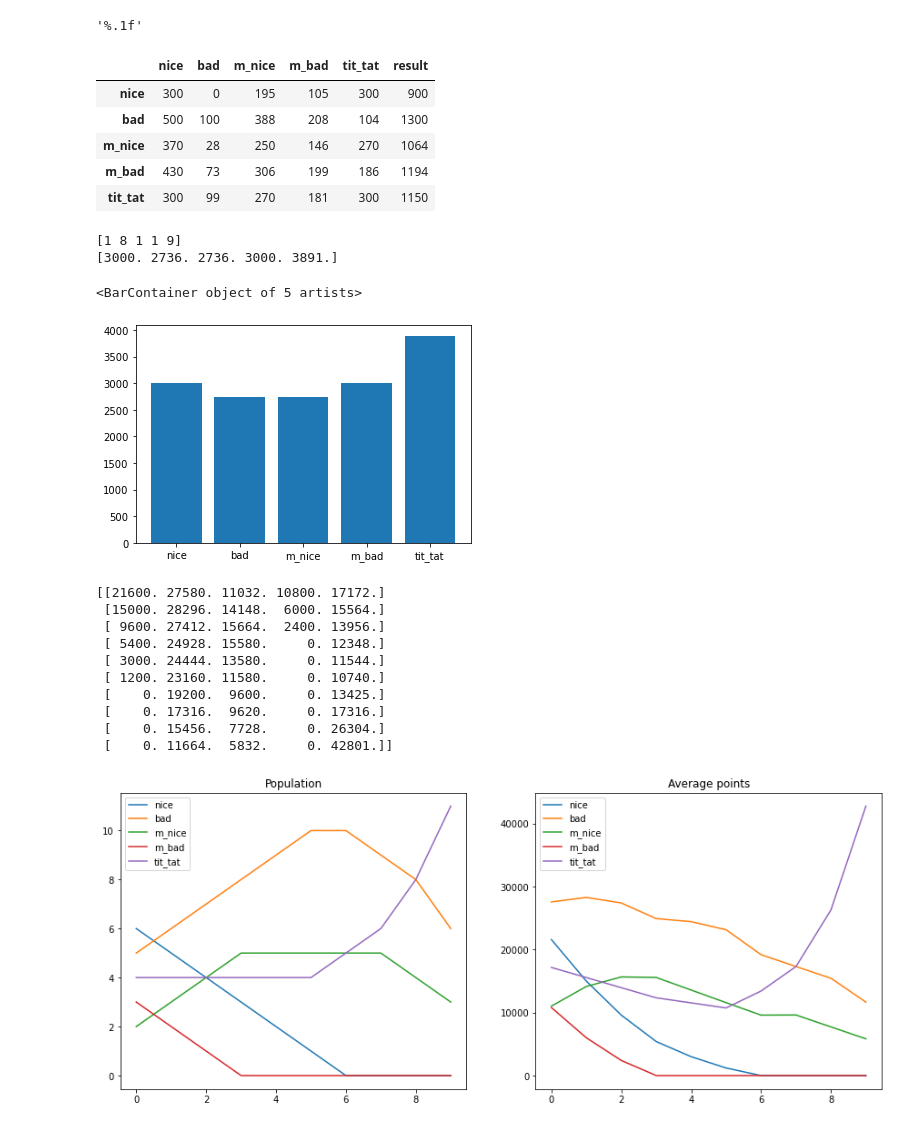
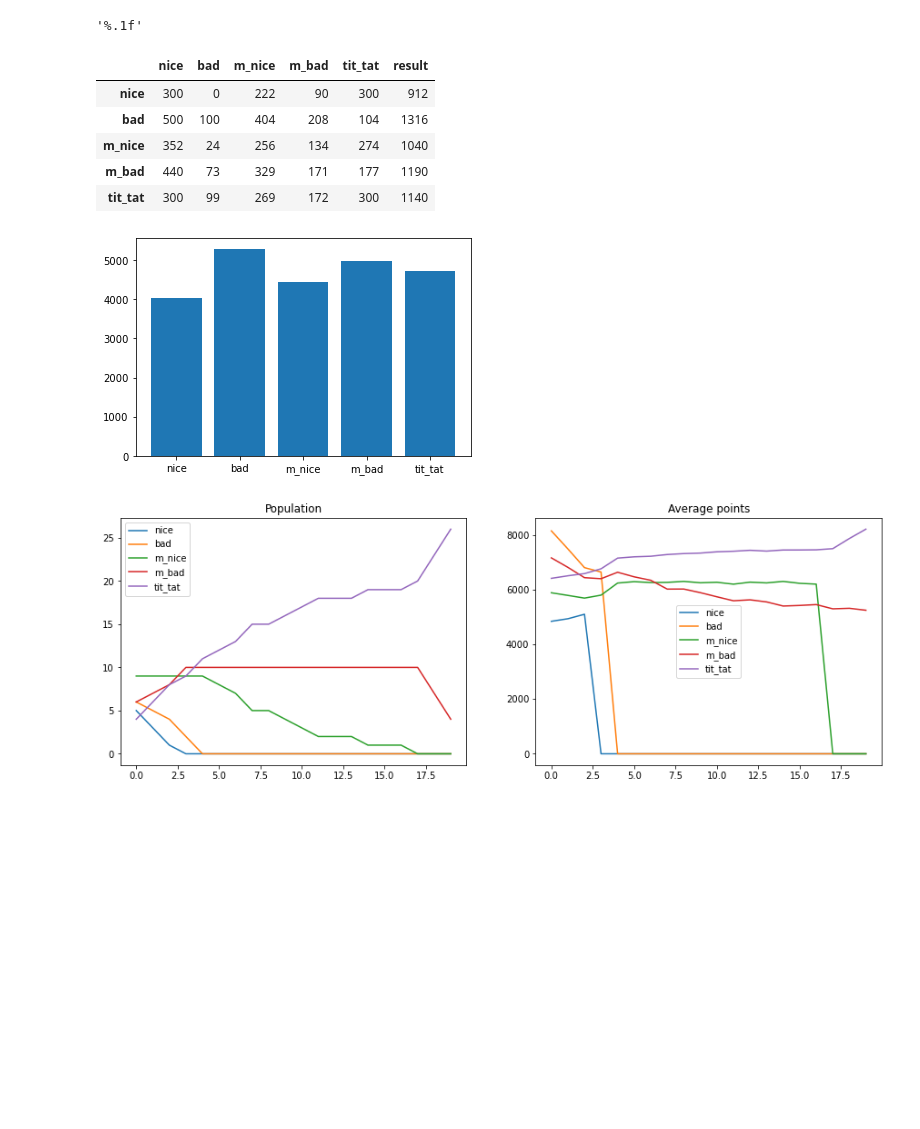
Before and after one commit to luca430/prisoner_dilemma, a Jupyter notebook: Project.ipynb, the cells around one changed output. Cells and saved outputs as stored; diff of their text form; code cells hidden in the pictures; blank space fills up the shorter version.

```diff
--- a/Project.ipynb
+++ b/Project.ipynb
@@ -97,3 +75,13 @@ strat = {'nice': partial(nice_guy),
+# %%
+strat = {'nice': partial(st.nice_guy),
+        'bad': partial(st.bad_guy),
+        'm_nice': partial(st.mainly_nice),
+        'm_bad': partial(st.mainly_bad),
+        'tit_tat': partial(st.tit_tat)}
+
+update = {'update_1': partial(up.update_1),
+        'update_1rand': partial(up.update_1rand),
+        'update_2': partial(up.update_2)}
 # %%
 def fight(f,g,N=None,graph=False):
 
@@ -151,11 +139,11 @@ df = df.style.apply(colorcell,axis=None)
 display(df)
 # %% [output]
 |  | nice | bad | m_nice | m_bad | tit_tat | result |
-| nice | 300 | 0 | 195 | 105 | 300 | 900 |
-| bad | 500 | 100 | 388 | 208 | 104 | 1300 |
-| m_nice | 370 | 28 | 250 | 146 | 270 | 1064 |
-| m_bad | 430 | 73 | 306 | 199 | 186 | 1194 |
-| tit_tat | 300 | 99 | 270 | 181 | 300 | 1150 |
+| nice | 300 | 0 | 222 | 90 | 300 | 912 |
+| bad | 500 | 100 | 404 | 208 | 104 | 1316 |
+| m_nice | 352 | 24 | 256 | 134 | 274 | 1040 |
+| m_bad | 440 | 73 | 329 | 171 | 177 | 1190 |
+| tit_tat | 300 | 99 | 269 | 172 | 300 | 1140 |
 # %%
 #Point 2)
 
@@ -189,14 +177,10 @@ def round_robin(h, ord=False):
 
     return unique, media
 # %%
-#h = npr.randint(0,len(s),size=20)
-h = np.array([0,1,1,1,2,3,1,1,1,1,1,4,4,4,4,4,4,4,4,4])
-unique,media = round_robin(h)
+h = npr.randint(0,len(s),size=20)
+#h = np.array([0,1,1,1,2,3,1,1,1,1,1,4,4,4,4,4,4,4,4,4])
+unique, media = round_robin(h,s)
 s_unique = [s[val] for val in unique]
-print(media)
-plt.bar(s_unique,media)
+plt.bar(s_unique,media);
 # %% [output]
-[1 8 1 1 9]
-[3000. 2736. 2736. 3000. 3891.]
-<BarContainer object of 5 artists>
-[figure, old version]
+[figure, new version]
@@ -254,14 +187,12 @@ update = {'update_1': partial(update_1),
 # %%
 #Punto 3)
 
-npr.seed(10)
 #h = [0,1,1,1,1,1,1,4,4,4,4,4,4]
-h = npr.randint(0,len(s),size=20)
+h = npr.randint(0,len(s),size=30)
 
 def tournament(h,f,it = None):
 
     if it == None: it = 100
-    N = len(h)
 
     n_matrix = np.zeros([it,len(s)])  #matrice per salvare il numero di strat per it
     val_matrix = np.zeros([it,len(s)])  #matrice per salvare il punteggio medio di una strat per it
@@ -274,40 +205,27 @@ def tournament(h,f,it = None):
 
         for j in range(len(unique)):
             numbers_1[unique[j]] = int(numbers[j])
-        for j in range(len(strategies)):
             average_1[strategies[j]] = average_results[j]
 
         n_matrix[i] = numbers_1
         val_matrix[i] = average_1
 
-        h = update[f](N,strategies,average_results)
+        h = update[f](h,strategies,average_results)
 
     return n_matrix, val_matrix
 
-k = 10
-n_ma, val_ma = tournament(h,'update_1',it=k)
+k = 20
+n_ma, val_ma = tournament(h,'update_2',it=k)
 # %%
-print(val_ma)
-
-fig, (ax1,ax2) = plt.subplots(nrows=1,ncols=2,figsize=(15,6))
+fig, (ax1,ax2) = plt.subplots(nrows=1,ncols=2,figsize=(15,5))
 
 for i in range(len(s)):
     ax1.plot(np.arange(k),n_ma.T[i],label=s[i])
     ax1.set_title('Population')
     ax2.plot(np.arange(k),val_ma.T[i],label=s[i])
     ax2.set_title('Average points')
     ax1.legend()
     ax2.legend()
 plt.show()
 # %% [output]
-[[21600. 27580. 11032. 10800. 17172.]
- [15000. 28296. 14148.  6000. 15564.]
- [ 9600. 27412. 15664.  2400. 13956.]
- [ 5400. 24928. 15580.     0. 12348.]
- [ 3000. 24444. 13580.     0. 11544.]
- [ 1200. 23160. 11580.     0. 10740.]
- [    0. 19200.  9600.     0. 13425.]
- [    0. 17316.  9620.     0. 17316.]
- [    0. 15456.  7728.     0. 26304.]
- [    0. 11664.  5832.     0. 42801.]]
-[figure, old version]
+[figure, new version]
```
Also changed, not shown: parts of 3 cells of this notebook, 2 other files.
